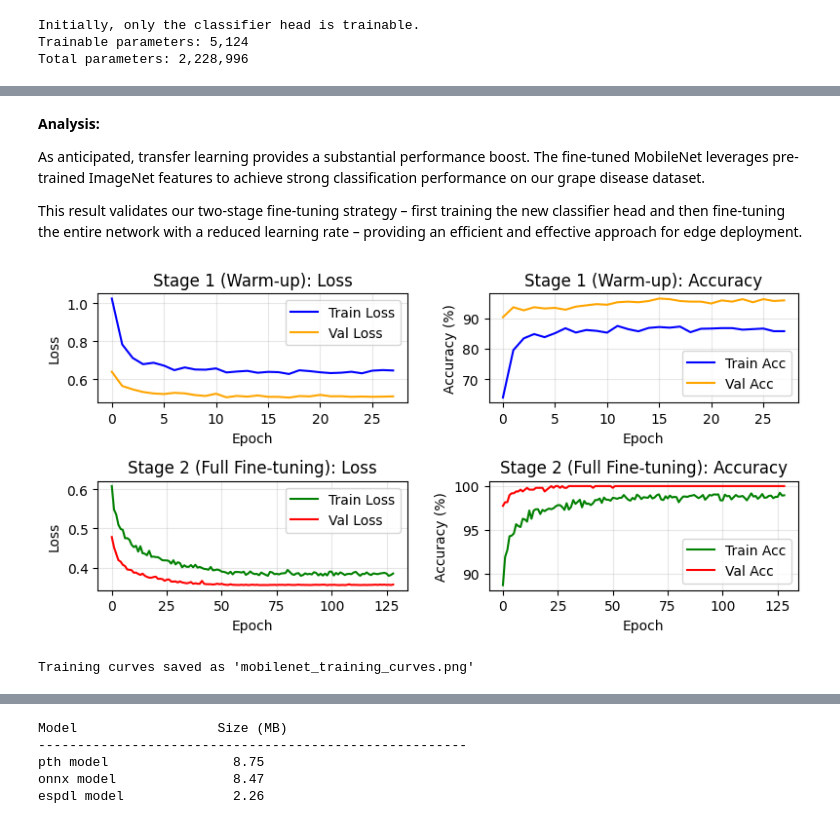
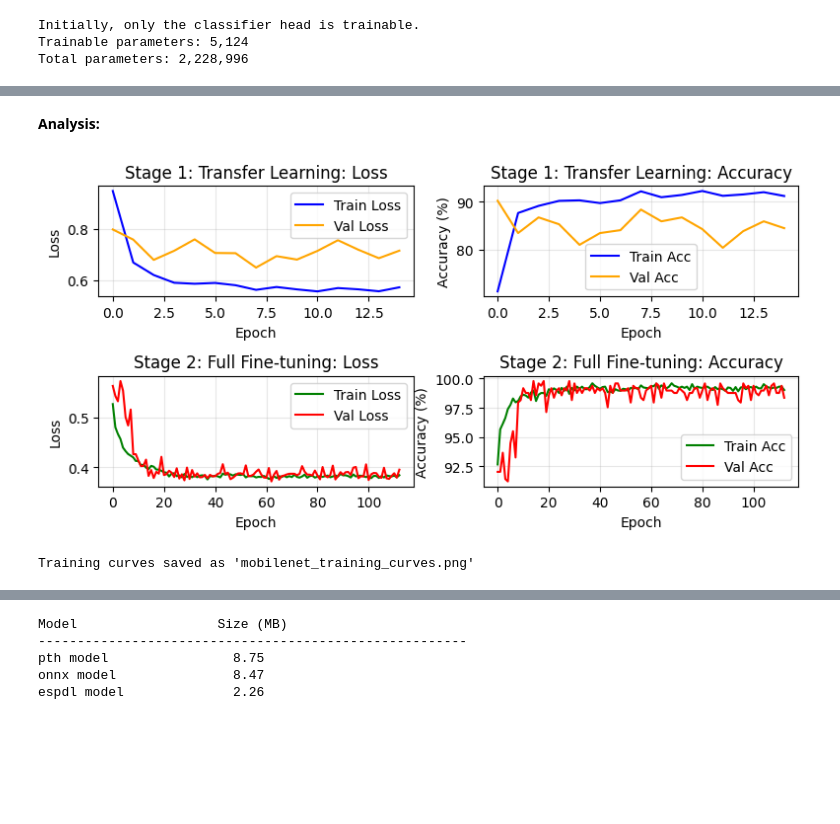
Before and after one commit to Tsegay844/edge-ai-vineyard-monitoring, a Jupyter notebook: dd_cnn/Model_training/MobileNetV2_224.ipynb, the cells around one changed output, grey strips where cells are left out. Cells and saved outputs as stored; diff of their text form; code cells hidden in the pictures; blank space fills up the shorter version.

```diff
--- a/dd_cnn/Model_training/MobileNetV2_224.ipynb
+++ b/dd_cnn/Model_training/MobileNetV2_224.ipynb
@@ -629,37 +388,21 @@ This implementation follows a two-stage methodology designed to maximise perform
 # ==========================================
 
 NUM_CLASSES = 4
-BATCH_SIZE = 64  # Training batch size (ESP32 uses batch_size=1 for inference)
+BATCH_SIZE = 32  # Training batch size (ESP32 uses batch_size=1 for inference)
 DEVICE = torch.device("cuda" if torch.cuda.is_available() else "cpu")
 
 # Stage 1: Warm-up (Training the classifier head only)
-STAGE1_EPOCHS = 50       # 50 epochs for warm-up
+STAGE1_EPOCHS = 15       # 15 epochs for warm-up
 STAGE1_LR = 1e-3         # Higher LR for new classifier head
 STAGE1_PATIENCE = 10     # Early stopping patience
-STAGE1_MODEL_PATH_MN = "transfer_learning.pth"
+STAGE1_MODEL_PATH_MN = "transfer_learning_224.pth"
 
 # Stage 2: Full Fine-tuning (All layers unfrozen)
-STAGE2_EPOCHS = 300      # 150 epochs for full fine-tuning
+STAGE2_EPOCHS = 130      # 130 epochs for full fine-tuning
 STAGE2_LR = 1e-4         # Lower LR for fine-tuning pretrained weights
-STAGE2_PATIENCE = 30     # More patience for fine-tuning
-STAGE2_MODEL_PATH_MN = "finetuned_mobilenet_128.pth"
+STAGE2_PATIENCE = 50     # More patience for fine-tuning
+STAGE2_MODEL_PATH_MN = "finetuned_mobilenet_224.pth"
 
 # Regularization
 LABEL_SMOOTHING_FT = 0.1    # Label smoothing for better generalization
 WEIGHT_DECAY_FT = 1e-4      # L2 regularization
-
-print("\n Fine-Tuning Configuration Summary:")
-print(f"   Target Device: ESP32-S3")
-print(f"   Input Size: 128x128 (optimized for ESP32)")
-print(f"   Batch Size: {BATCH_SIZE}")
-print(f"\n   Stage 1 (Warm-up):")
-print(f"     - Epochs: {STAGE1_EPOCHS} (classifier head only)")
-print(f"     - Learning Rate: {STAGE1_LR}")
-print(f"     - Patience: {STAGE1_PATIENCE}")
-print(f"\n   Stage 2 (Full Fine-tuning):")
-print(f"     - Epochs: {STAGE2_EPOCHS} (all layers)")
-print(f"     - Learning Rate: {STAGE2_LR}")
-print(f"     - Patience: {STAGE2_PATIENCE}")
-print(f"\n   Regularization:")
-print(f"     - Label Smoothing: {LABEL_SMOOTHING_FT}")
-print(f"     - Weight Decay: {WEIGHT_DECAY_FT}")
@@ -1121,9 +770,5 @@ Ready for quantization and ESP32 deployment!
-# %% [markdown]
-**Analysis:**
-
-As anticipated, transfer learning provides a substantial performance boost. The fine-tuned MobileNet leverages pre-trained ImageNet features to achieve strong classification performance on our grape disease dataset.
-
-This result validates our two-stage fine-tuning strategy – first training the new classifier head and then fine-tuning the entire network with a reduced learning rate – providing an efficient and effective approach for edge deployment.
+# %% [markdown]
+**Analysis:**
 # %%
 # Visualize MobileNet Training Progress
 
@@ -1135,42 +780,42 @@ axes[0, 0].plot(history_stage1_mn['train_loss'], label='Train Loss', color='blue
 axes[0, 0].plot(history_stage1_mn['val_loss'], label='Val Loss', color='orange')
 axes[0, 0].set_xlabel('Epoch')
 axes[0, 0].set_ylabel('Loss')
-axes[0, 0].set_title('Stage 1 (Warm-up): Loss')
+axes[0, 0].set_title('Stage 1: Transfer Learning: Loss')
 axes[0, 0].legend()
 axes[0, 0].grid(True, alpha=0.3)
 
 # Stage 1: Accuracy
 axes[0, 1].plot(history_stage1_mn['train_acc'], label='Train Acc', color='blue')
 axes[0, 1].plot(history_stage1_mn['val_acc'], label='Val Acc', color='orange')
 axes[0, 1].set_xlabel('Epoch')
 axes[0, 1].set_ylabel('Accuracy (%)')
-axes[0, 1].set_title('Stage 1 (Warm-up): Accuracy')
+axes[0, 1].set_title('Stage 1: Transfer Learning: Accuracy')
 axes[0, 1].legend()
 axes[0, 1].grid(True, alpha=0.3)
 
 # Stage 2: Loss
 axes[1, 0].plot(history_stage2_mn['train_loss'], label='Train Loss', color='green')
 axes[1, 0].plot(history_stage2_mn['val_loss'], label='Val Loss', color='red')
 axes[1, 0].set_xlabel('Epoch')
 axes[1, 0].set_ylabel('Loss')
-axes[1, 0].set_title('Stage 2 (Full Fine-tuning): Loss')
+axes[1, 0].set_title('Stage 2: Full Fine-tuning: Loss')
 axes[1, 0].legend()
 axes[1, 0].grid(True, alpha=0.3)
 
 # Stage 2: Accuracy
 axes[1, 1].plot(history_stage2_mn['train_acc'], label='Train Acc', color='green')
 axes[1, 1].plot(history_stage2_mn['val_acc'], label='Val Acc', color='red')
 axes[1, 1].set_xlabel('Epoch')
 axes[1, 1].set_ylabel('Accuracy (%)')
-axes[1, 1].set_title('Stage 2 (Full Fine-tuning): Accuracy')
+axes[1, 1].set_title('Stage 2: Full Fine-tuning: Accuracy')
 axes[1, 1].legend()
 axes[1, 1].grid(True, alpha=0.3)
 
 plt.tight_layout()
 plt.savefig('mobilenet_training_curves.png', dpi=300, bbox_inches='tight')
 plt.show()
 
 print("Training curves saved as 'mobilenet_training_curves.png'")
 # %% [output]
-[figure, old version]
+[figure, new version]
 Training curves saved as 'mobilenet_training_curves.png'
```
Also changed, not shown: parts of 35 cells of this notebook, 6 other files.
